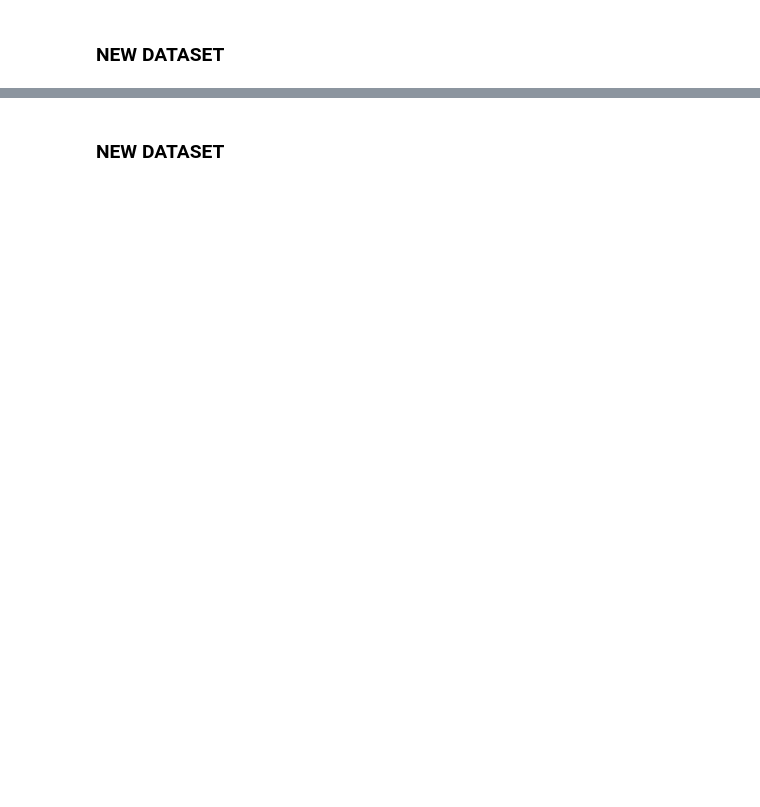
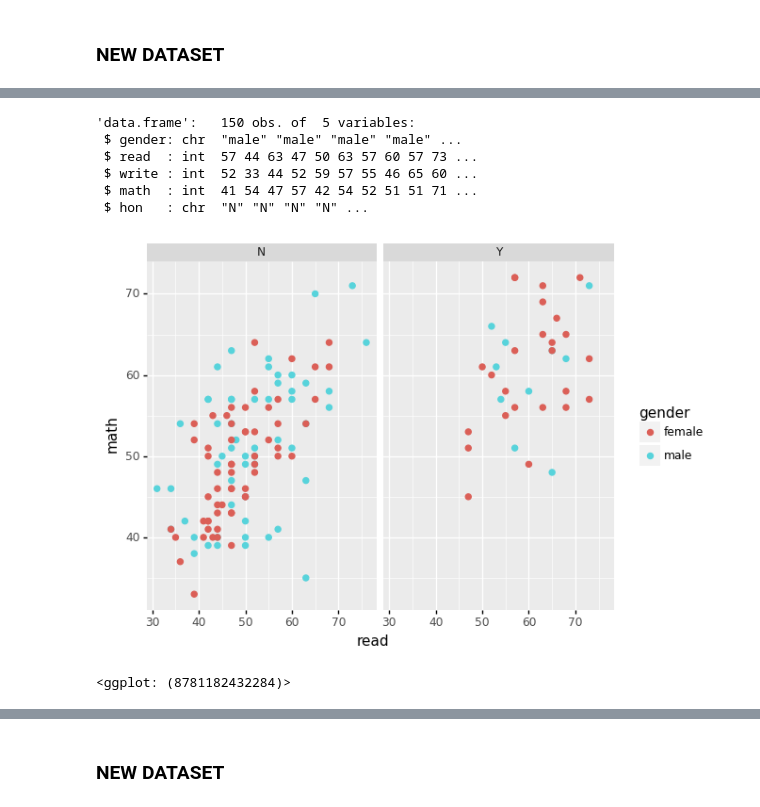
Before and after one commit to Osfory/Statistical_and_Data_Analysis_Test_area, a Jupyter notebook: Python/Common_methods_of_data_analysis.ipynb, the cells around one changed output, grey strips where cells are left out. Cells and saved outputs as stored; diff of their text form; code cells hidden in the pictures; blank space fills up the shorter version.

```diff
--- a/Python/Common_methods_of_data_analysis.ipynb
+++ b/Python/Common_methods_of_data_analysis.ipynb
@@ -538,0 +304,5 @@ Power_divergenceResult(statistic=1.2, pvalue=0.753004311656458)
+# %%
+DATA = "~/PycharmProjects/Datasets/"
+train_path = DATA + "train.csv"
+train = pd.read_csv(train_path, sep=";")
+train.head()
@@ -538,0 +316,10 @@ Power_divergenceResult(statistic=1.2, pvalue=0.753004311656458)
+# %%
+%%R -i train
+str(train)
+# %% [output]
+'data.frame':   150 obs. of  5 variables:
+ $ gender: chr  "male" "male" "male" "male" ...
+ $ read  : int  57 44 63 47 50 63 57 60 57 73 ...
+ $ write : int  52 33 44 52 59 57 55 46 65 60 ...
+ $ math  : int  41 54 47 57 42 54 52 51 51 71 ...
+ $ hon   : chr  "N" "N" "N" "N" ...
@@ -538,0 +328,5 @@ Power_divergenceResult(statistic=1.2, pvalue=0.753004311656458)
+# %%
+(ggplot(train, aes(x = "read", y = "math", color = "gender")) + geom_point(size = 2) + facet_grid(". ~ hon"))
+# %% [output]
+[figure, added]
+<ggplot: (8781182432284)>
```
Also changed, not shown: parts of 156 cells of this notebook.
